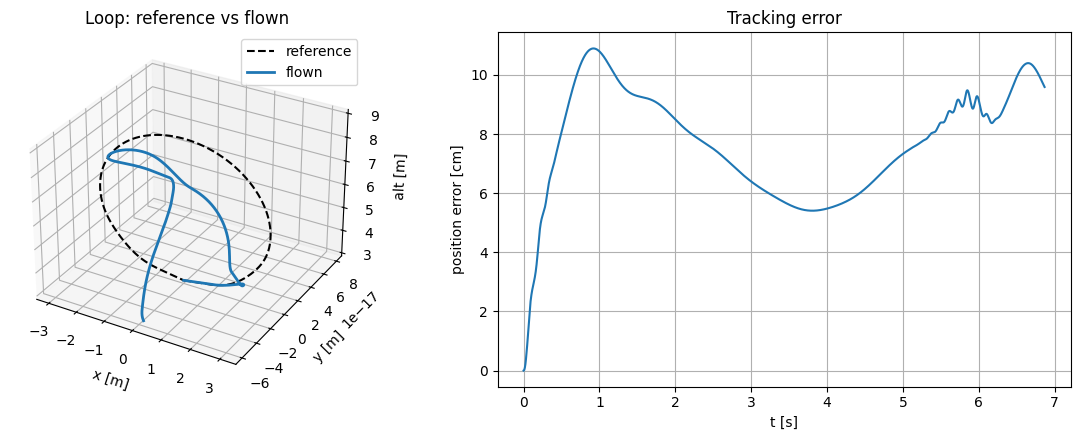
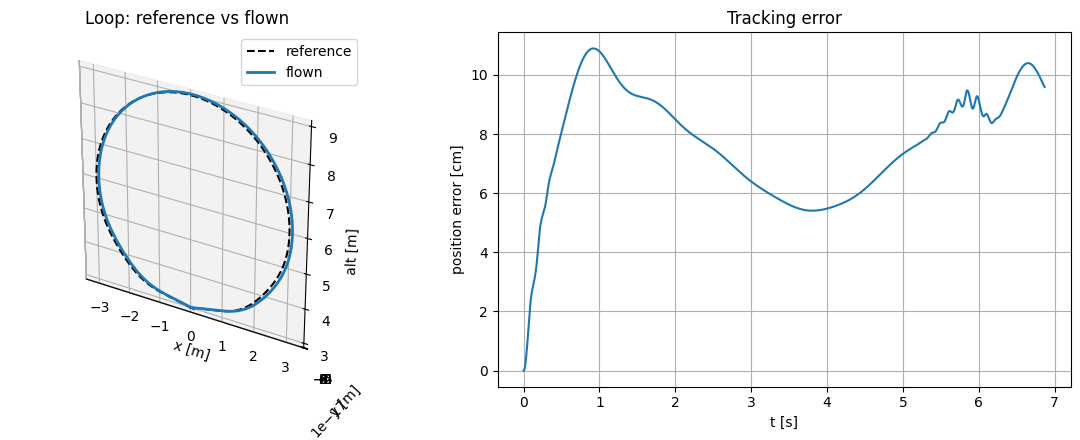
Code edit (unified diff) that turned the first committed figure into the second:
--- before
+++ after
@@ -8,4 +8,10 @@
 ax.plot(X[:,0], X[:,1], -X[:,2], lw=2, label='flown')
 ax.set_xlabel('x [m]'); ax.set_ylabel('y [m]'); ax.set_zlabel('alt [m]')
+# equal box aspect: floor near-zero ranges so a degenerate axis (here y~0 for a
+# planar loop) is NOT auto-scaled up, which would amplify float noise into a fake weave
+P = np.vstack([np.c_[ref['pos'][:,0], ref['pos'][:,1], -ref['pos'][:,2]],
+               np.c_[X[:,0], X[:,1], -X[:,2]]])
+_r = P.max(0) - P.min(0); _r[_r < 1e-6] = 1e-6
+ax.set_box_aspect(tuple(_r))
 ax.set_title('Loop: reference vs flown'); ax.legend()
 ax2 = fig.add_subplot(1, 2, 2)

Commit: Notebook 3 changes